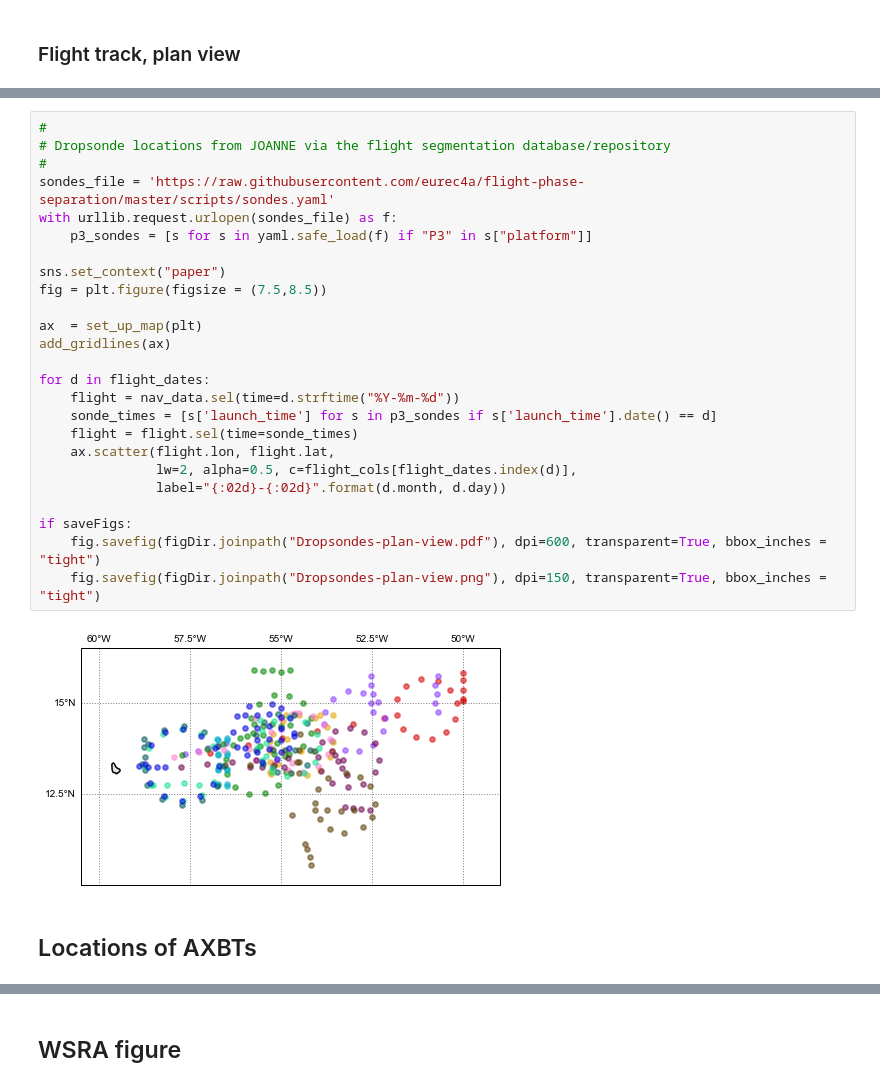
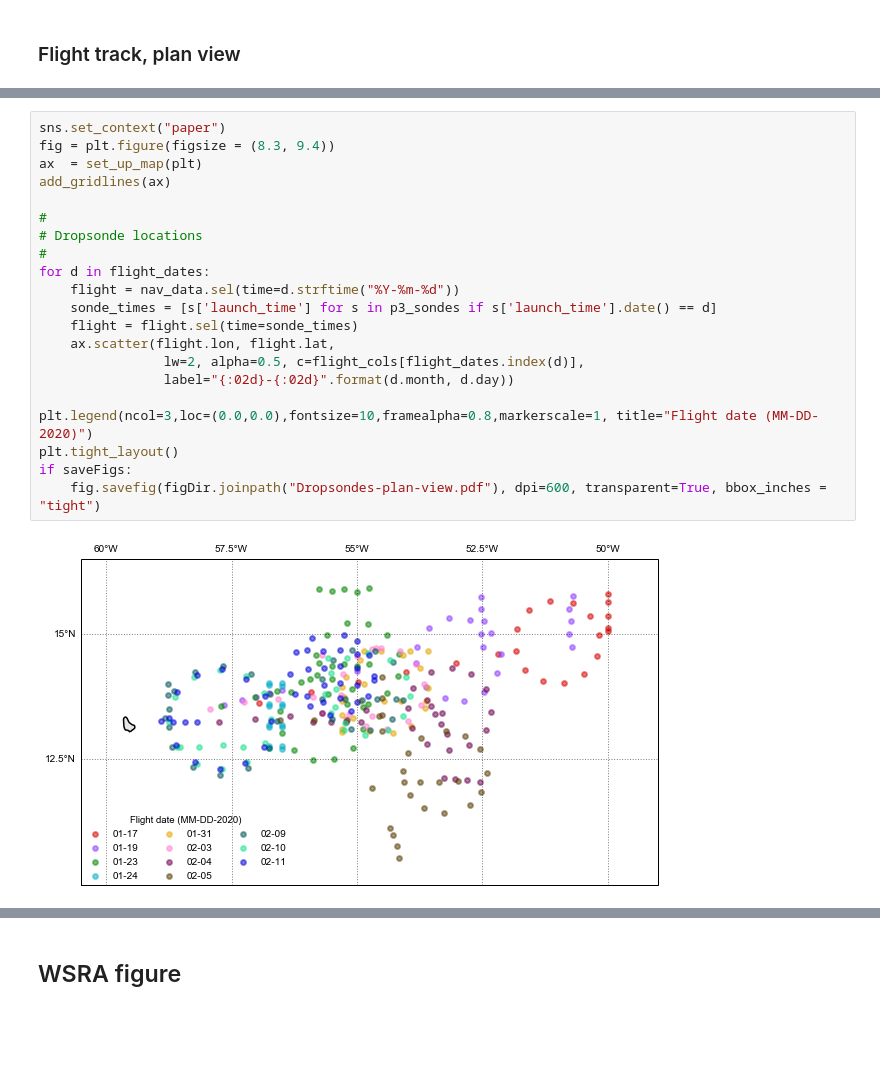
Before and after one commit to RobertPincus/atomic-p3-data-paper, a Jupyter notebook: Figures.ipynb, the cells around one changed output, grey strips where cells are left out. Cells and saved outputs as stored; diff of their text form; blank space fills up the shorter version.

```diff
--- a/Figures.ipynb
+++ b/Figures.ipynb
@@ -184,30 +226,24 @@ if saveFigs:
 # %%
-#
-# Dropsonde locations from JOANNE via the flight segmentation database/repository
-#
-sondes_file = 'https://raw.githubusercontent.com/eurec4a/flight-phase-separation/master/scripts/sondes.yaml'
-with urllib.request.urlopen(sondes_file) as f:
-    p3_sondes = [s for s in yaml.safe_load(f) if "P3" in s["platform"]]
-
 sns.set_context("paper")
-fig = plt.figure(figsize = (7.5,8.5))
-
+fig = plt.figure(figsize = (8.3, 9.4))
 ax  = set_up_map(plt)
 add_gridlines(ax)
 
+#
+# Dropsonde locations
+#
 for d in flight_dates:
     flight = nav_data.sel(time=d.strftime("%Y-%m-%d"))
     sonde_times = [s['launch_time'] for s in p3_sondes if s['launch_time'].date() == d]
     flight = flight.sel(time=sonde_times)
     ax.scatter(flight.lon, flight.lat,
-               lw=2, alpha=0.5, c=flight_cols[flight_dates.index(d)],
-               label="{:02d}-{:02d}".format(d.month, d.day))
+                lw=2, alpha=0.5, c=flight_cols[flight_dates.index(d)],
+                label="{:02d}-{:02d}".format(d.month, d.day))
 
+plt.legend(ncol=3,loc=(0.0,0.0),fontsize=10,framealpha=0.8,markerscale=1, title="Flight date (MM-DD-2020)")
+plt.tight_layout()
 if saveFigs:
     fig.savefig(figDir.joinpath("Dropsondes-plan-view.pdf"), dpi=600, transparent=True, bbox_inches = "tight")
-    fig.savefig(figDir.joinpath("Dropsondes-plan-view.png"), dpi=150, transparent=True, bbox_inches = "tight")
 # %% [output]
-[figure, old version]
+[figure, new version]
-# %% [markdown]
-## Locations of AXBTs
 # %%
```
Also changed, not shown: parts of 16 cells of this notebook.
